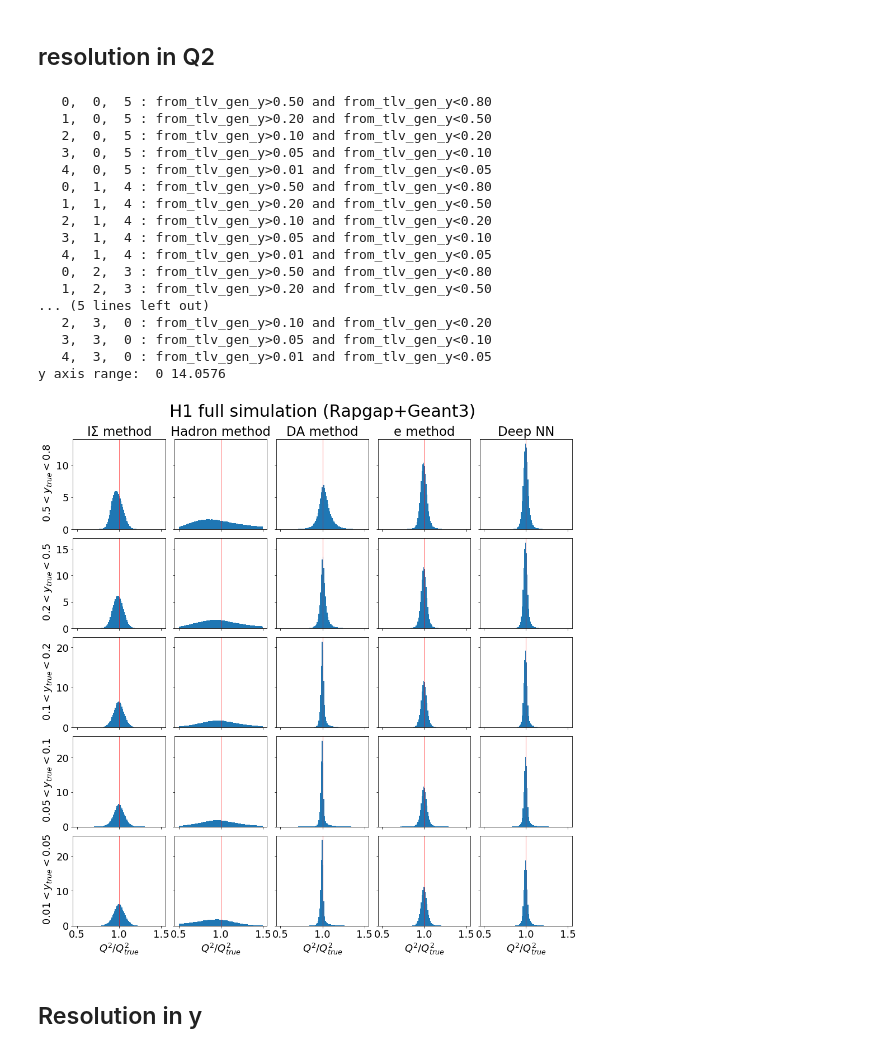
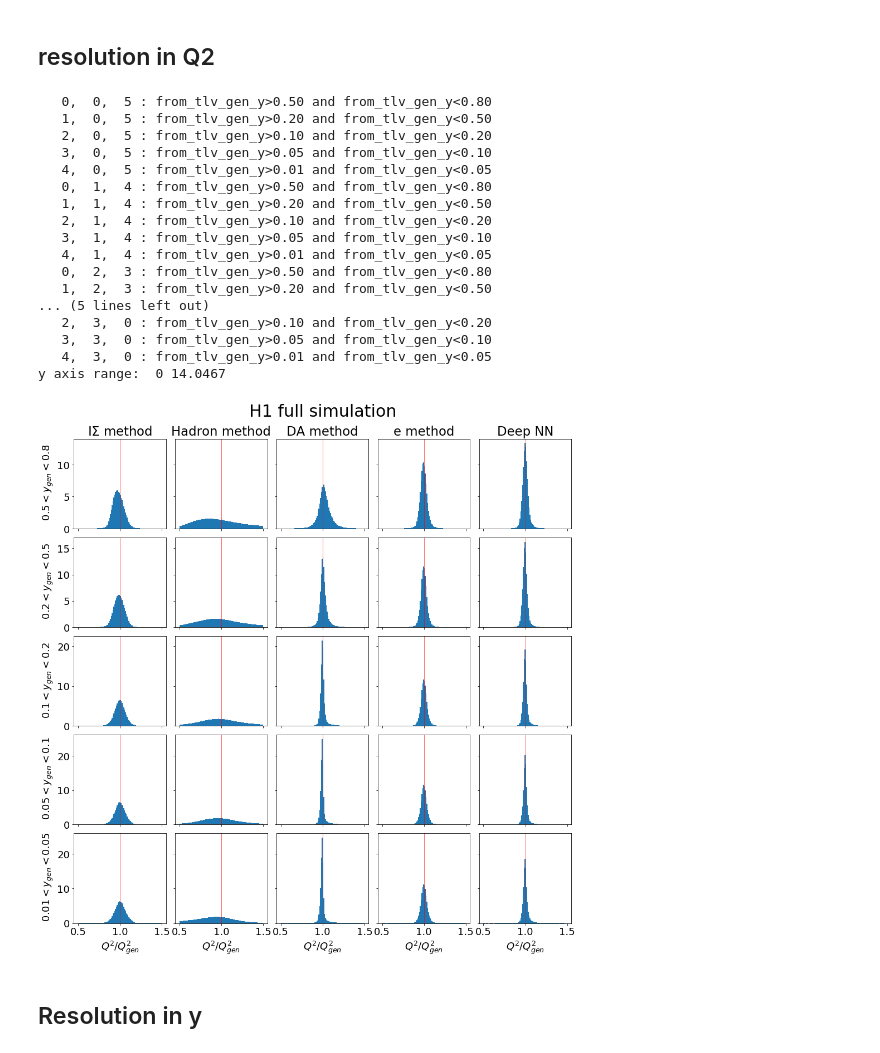
Before and after one commit to owen234/DIS-reco, a Jupyter notebook: NN_h1_reg_plots_subsel_v3_f3.ipynb, the cells around one changed output. Cells and saved outputs as stored; diff of their text form; code cells hidden in the pictures.

```diff
--- a/NN_h1_reg_plots_subsel_v3_f3.ipynb
+++ b/NN_h1_reg_plots_subsel_v3_f3.ipynb
@@ -1295,51 +1295,51 @@ ax[0][2].set_title('DA method')
 ax[0][3].set_title('e method')
 ax[0][4].set_title('Deep NN')
 
-ax[0][0].set_ylabel(' $0.5<y_{true}<0.8$')
-ax[1][0].set_ylabel(' $0.2<y_{true}<0.5$')
-ax[2][0].set_ylabel(' $0.1<y_{true}<0.2$')
-ax[3][0].set_ylabel(' $0.05<y_{true}<0.1$')
-ax[4][0].set_ylabel(' $0.01<y_{true}<0.05$')
+ax[0][0].set_ylabel(' $0.5<y_{gen}<0.8$')
+ax[1][0].set_ylabel(' $0.2<y_{gen}<0.5$')
+ax[2][0].set_ylabel(' $0.1<y_{gen}<0.2$')
+ax[3][0].set_ylabel(' $0.05<y_{gen}<0.1$')
+ax[4][0].set_ylabel(' $0.01<y_{gen}<0.05$')
 
-ax[4][0].set_xlabel('$Q^2/Q^2_{true}$')
-ax[4][1].set_xlabel('$Q^2/Q^2_{true}$')
-ax[4][2].set_xlabel('$Q^2/Q^2_{true}$')
-ax[4][3].set_xlabel('$Q^2/Q^2_{true}$')
-ax[4][4].set_xlabel('$Q^2/Q^2_{true}$')
+ax[4][0].set_xlabel('$Q^2/Q^2_{gen}$')
+ax[4][1].set_xlabel('$Q^2/Q^2_{gen}$')
+ax[4][2].set_xlabel('$Q^2/Q^2_{gen}$')
+ax[4][3].set_xlabel('$Q^2/Q^2_{gen}$')
+ax[4][4].set_xlabel('$Q^2/Q^2_{gen}$')
 
 for i in range(5):
     for j in range(5):
         ax[i][j].axvline(1.0,color='red',lw=1,alpha=0.6)
 
 plt.subplots_adjust(wspace=0.1, hspace=0.1)
 
 ymin,ymax = ax[0][2].get_ylim()
 print('y axis range:  %g %g' % (ymin, ymax))
-ax[0][2].text( 1., 1.25 * ymax, 'H1 full simulation (Rapgap+Geant3)', horizontalalignment = 'center', fontsize=30)
+ax[0][2].text( 1., 1.25 * ymax, 'H1 full simulation', horizontalalignment = 'center', fontsize=30)
 
 
 if save_plots :
-    plt.savefig('%s/deepNN-Q2-resolution-H1-Q2gt200-CthenR-%s.pdf' % (plots_dir, plot_string), bbox_inches='tight' )
-    plt.savefig('%s/deepNN-Q2-resolution-H1-Q2gt200-CthenR-%s.png' % (plots_dir, plot_string), bbox_inches='tight' )
+    plt.savefig('%s/deepNN-Q2-resolution-H1-Q2gt200-set1-%s.pdf' % (plots_dir, plot_string), bbox_inches='tight' )
+    plt.savefig('%s/deepNN-Q2-resolution-H1-Q2gt200-set1-%s.png' % (plots_dir, plot_string), bbox_inches='tight' )
 # %% [output]
    0,  0,  5 : from_tlv_gen_y>0.50 and from_tlv_gen_y<0.80
    1,  0,  5 : from_tlv_gen_y>0.20 and from_tlv_gen_y<0.50
    2,  0,  5 : from_tlv_gen_y>0.10 and from_tlv_gen_y<0.20
    3,  0,  5 : from_tlv_gen_y>0.05 and from_tlv_gen_y<0.10
    4,  0,  5 : from_tlv_gen_y>0.01 and from_tlv_gen_y<0.05
    0,  1,  4 : from_tlv_gen_y>0.50 and from_tlv_gen_y<0.80
    1,  1,  4 : from_tlv_gen_y>0.20 and from_tlv_gen_y<0.50
    2,  1,  4 : from_tlv_gen_y>0.10 and from_tlv_gen_y<0.20
    3,  1,  4 : from_tlv_gen_y>0.05 and from_tlv_gen_y<0.10
    4,  1,  4 : from_tlv_gen_y>0.01 and from_tlv_gen_y<0.05
    0,  2,  3 : from_tlv_gen_y>0.50 and from_tlv_gen_y<0.80
    1,  2,  3 : from_tlv_gen_y>0.20 and from_tlv_gen_y<0.50
 ... (5 lines left out)
    2,  3,  0 : from_tlv_gen_y>0.10 and from_tlv_gen_y<0.20
    3,  3,  0 : from_tlv_gen_y>0.05 and from_tlv_gen_y<0.10
    4,  3,  0 : from_tlv_gen_y>0.01 and from_tlv_gen_y<0.05
-y axis range:  0 14.0576
+y axis range:  0 14.0467
-[figure, old version]
+[figure, new version]
 # %% [markdown]
 ## Resolution in y
 # %%
```
Also changed, not shown: parts of 17 cells of this notebook.
